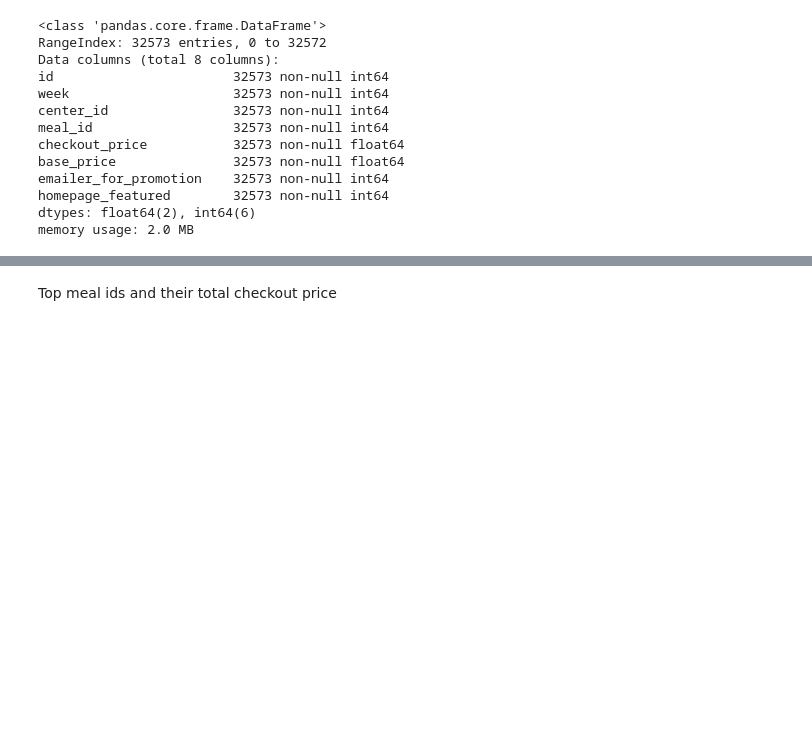
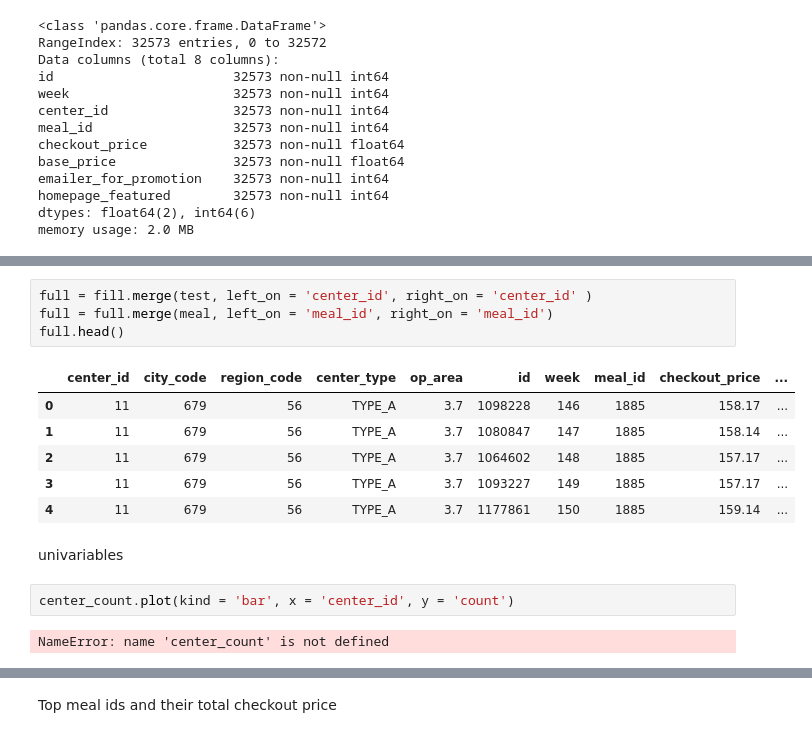
Before and after one commit to JayCarrLTD/Meal-Center, a Jupyter notebook: Meal Center.ipynb, the cells around one changed output, grey strips where cells are left out. Cells and saved outputs as stored; diff of their text form; blank space fills up the shorter version.

```diff
--- a/Meal Center.ipynb
+++ b/Meal Center.ipynb
@@ -116,0 +143,17 @@ memory usage: 2.0 MB
+# %%
+full = fill.merge(test, left_on = 'center_id', right_on = 'center_id' )
+full = full.merge(meal, left_on = 'meal_id', right_on = 'meal_id')
+full.head()
+# %% [output]
+|  | center_id | city_code | region_code | center_type | op_area | id | week | meal_id | checkout_price | ... |
+| 0 | 11 | 679 | 56 | TYPE_A | 3.7 | 1098228 | 146 | 1885 | 158.17 | ... |
+| 1 | 11 | 679 | 56 | TYPE_A | 3.7 | 1080847 | 147 | 1885 | 158.14 | ... |
+| 2 | 11 | 679 | 56 | TYPE_A | 3.7 | 1064602 | 148 | 1885 | 157.17 | ... |
+| 3 | 11 | 679 | 56 | TYPE_A | 3.7 | 1093227 | 149 | 1885 | 157.17 | ... |
+| 4 | 11 | 679 | 56 | TYPE_A | 3.7 | 1177861 | 150 | 1885 | 159.14 | ... |
+# %% [markdown]
+univariables
+# %%
+center_count.plot(kind = 'bar', x = 'center_id', y = 'count')
+# %% [output]
+NameError: name 'center_count' is not defined
```
Also changed, not shown: parts of 16 cells of this notebook.
